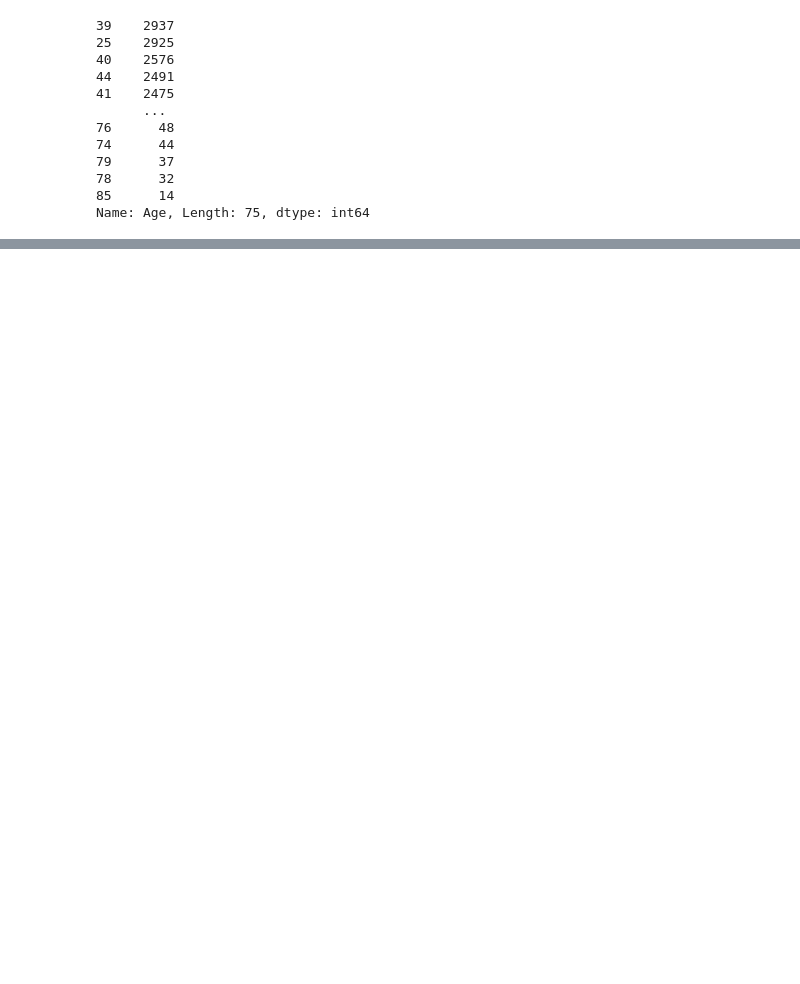
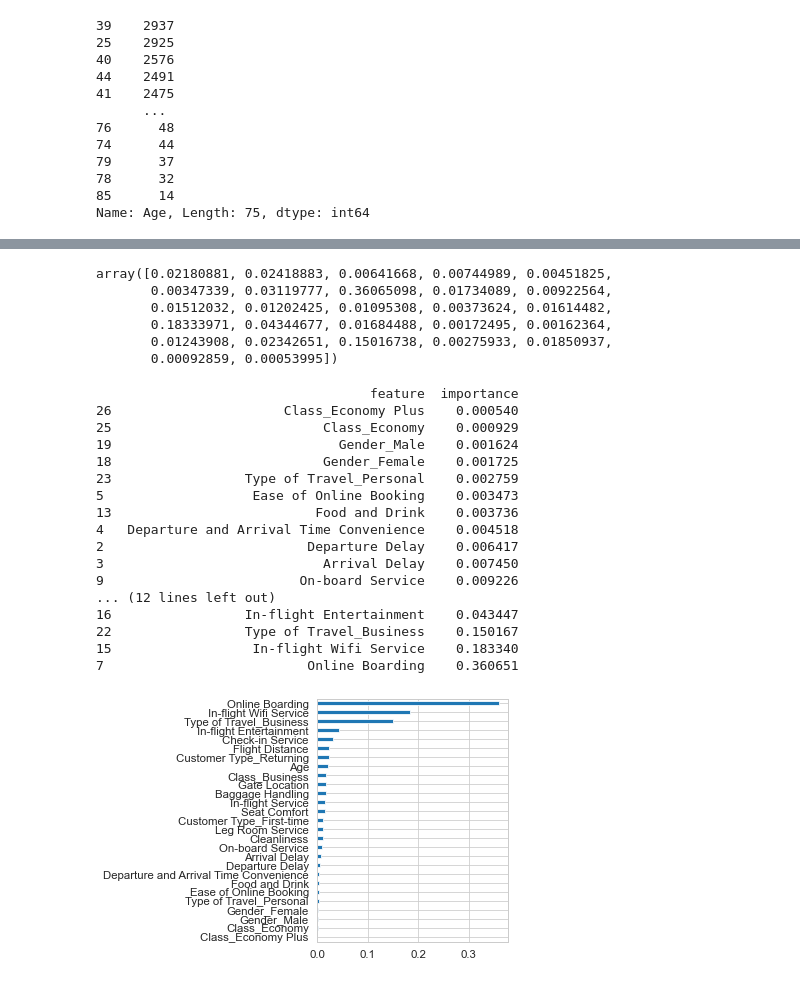
Before and after one commit to sirjanashrestha/Airlines_Passenger_Satisfaction, a Jupyter notebook: Airlines_Passenger.ipynb, the cells around one changed output, grey strips where cells are left out. Saved outputs shown, nothing was run; the diff lists cells and outputs as text; code cells hidden in the pictures; blank space fills up the shorter version.

Commit message:
Adding machine learning model

```diff
--- a/Airlines_Passenger.ipynb
+++ b/Airlines_Passenger.ipynb
@@ -401,0 +437,2 @@ plt.show()
+# %%
+X_train, X_test, y_train, y_test = train_test_split(X, y, random_state=1,train_size=0.80)
@@ -401,0 +450,14 @@ plt.show()
+# %%
+# Creating a StandardScaler instance.
+scaler = StandardScaler()
+# Fitting the Standard Scaler with the training data.
+X_scaler = scaler.fit(X_train)
+
+# Scaling the data.
+X_train_scaled = X_scaler.transform(X_train)
+X_test_scaled = X_scaler.transform(X_test)
+# %%
+# Creating the decision tree classifier instance.
+model = tree.DecisionTreeClassifier()
+# Fitting the model.
+model = model.fit(X_train_scaled, y_train)
@@ -401,0 +499,40 @@ plt.show()
+# %%
+importances = model.feature_importances_
+importances
+# %% [output]
+array([0.02180881, 0.02418883, 0.00641668, 0.00744989, 0.00451825,
+       0.00347339, 0.03119777, 0.36065098, 0.01734089, 0.00922564,
+       0.01512032, 0.01202425, 0.01095308, 0.00373624, 0.01614482,
+       0.18333971, 0.04344677, 0.01684488, 0.00172495, 0.00162364,
+       0.01243908, 0.02342651, 0.15016738, 0.00275933, 0.01850937,
+       0.00092859, 0.00053995])
+# %%
+# Sort the features by their importance.
+feature_df = pd.DataFrame({'feature': X_train.columns, 'importance': importances})
+feature_df = feature_df.sort_values('importance')
+print(feature_df)
+
+ax = feature_df.plot(kind='barh', x='feature', legend=False)
+ax.set_ylabel('')
+
+plt.tight_layout()
+plt.show()
+# %% [output]
+                                   feature  importance
+26                      Class_Economy Plus    0.000540
+25                           Class_Economy    0.000929
+19                             Gender_Male    0.001624
+18                           Gender_Female    0.001725
+23                 Type of Travel_Personal    0.002759
+5                   Ease of Online Booking    0.003473
+13                          Food and Drink    0.003736
+4   Departure and Arrival Time Convenience    0.004518
+2                          Departure Delay    0.006417
+3                            Arrival Delay    0.007450
+9                         On-board Service    0.009226
+... (12 lines left out)
+16                 In-flight Entertainment    0.043447
+22                 Type of Travel_Business    0.150167
+15                  In-flight Wifi Service    0.183340
+7                          Online Boarding    0.360651
+[figure, added]
```
Also changed, not shown: parts of 50 cells of this notebook.
